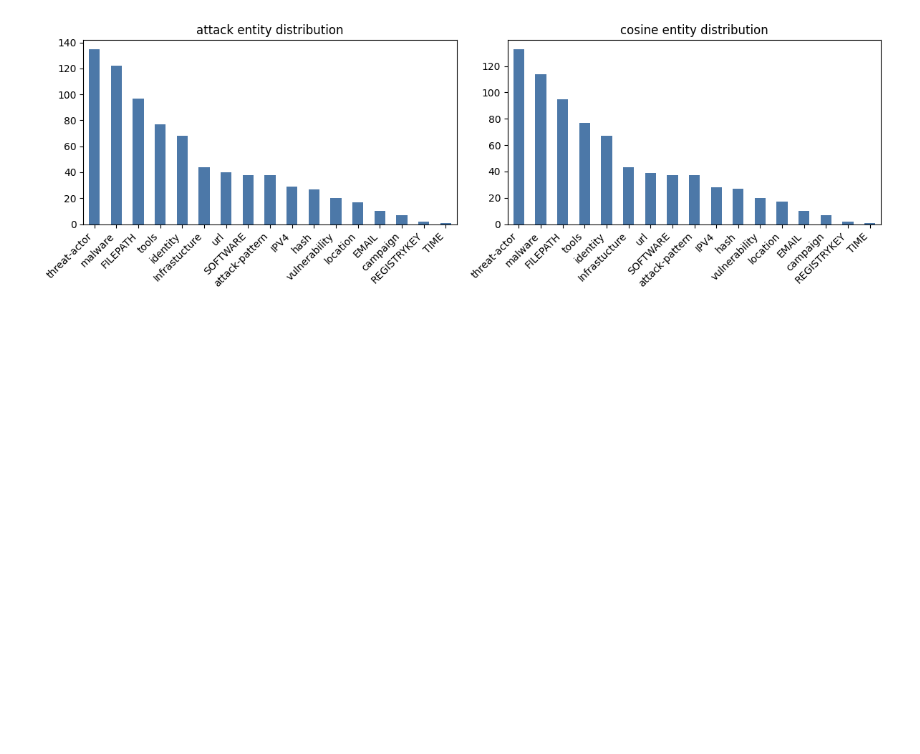
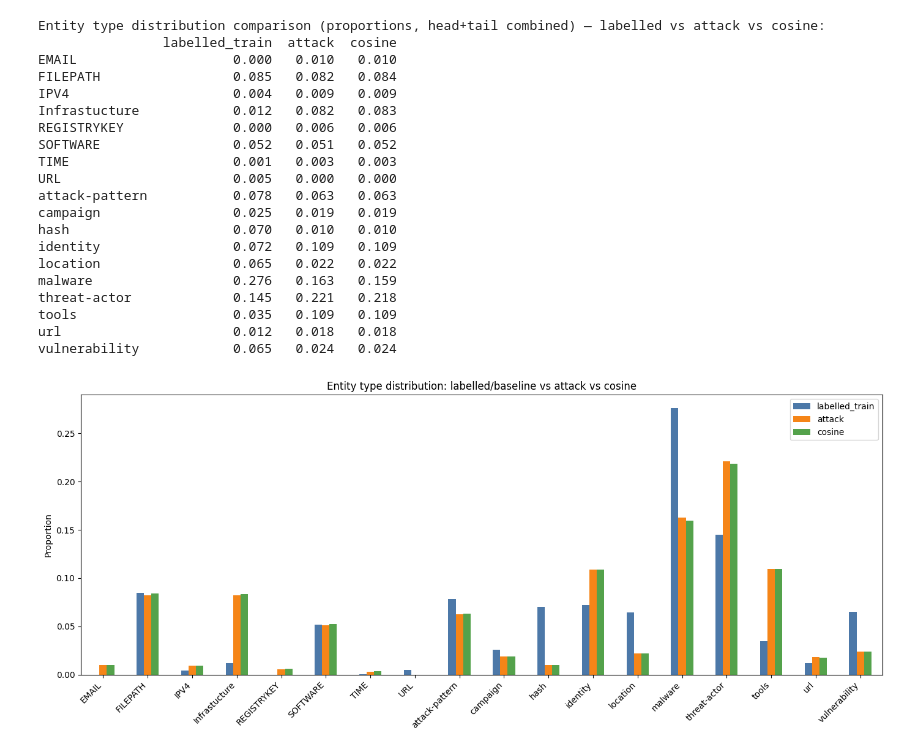
Before and after one commit to rao-sanjana/Capstone-RelationExtractionForCTI, a Jupyter notebook: Hybrid_training.ipynb, the cells around one changed output. Saved outputs shown, nothing was run; the diff lists cells and outputs as text; code cells hidden in the pictures; blank space fills up the shorter version.

```diff
--- a/Hybrid_training.ipynb
+++ b/Hybrid_training.ipynb
@@ -107,7 +135,7 @@ cosine: kept 377 rows after schema filtering
 # %%
 # Exploratory Analysis & Plots
 # %%
-# Basic analysis of the pseudo-label sets and the labelled training data
+# Performing basic analysis of the pseudo-label sets and labelled baseline training data
 for name, df in pseudo_sets.items():
     print(f"\n=== {name} ===")
     print(f"Rows: {len(df)}")
@@ -115,40 +143,60 @@ for name, df in pseudo_sets.items():
     print(f"Head types:\n{df['head_type'].value_counts().to_string()}")
     print(f"Tail types:\n{df['tail_type'].value_counts().to_string()}")
 
-# Compare relation distribution: original labelled training vs pseudo-label sets
+# Printing statistics for the original labelled training data
+print("\n=== labelled (baseline train) ===")
+print(f"Rows: {len(train_df)}")
+print(f"Unique relations: {train_df['relation'].nunique()}")
+print(f"Head types:\n{train_df['head_type'].value_counts().to_string()}")
+print(f"Tail types:\n{train_df['tail_type'].value_counts().to_string()}")
+
+# Comparing relation distributions across the three datasets
 labelled_rel = train_df["relation"].value_counts(normalize=True)
 attack_rel = pseudo_sets["attack"]["relation"].value_counts(normalize=True)
 cosine_rel = pseudo_sets["cosine"]["relation"].value_counts(normalize=True)
 
-relation_compare = pd.DataFrame({
-    "labelled_train": labelled_rel,
-    "attack": attack_rel,
-    "cosine": cosine_rel
-}).fillna(0.0)
+# Combining the relation distributions into one DataFrame
+relation_compare = pd.DataFrame({ "labelled_train": labelled_rel, "attack": attack_rel, "cosine": cosine_rel,}).fillna(0.0)
 
-print("\nRelation distribution comparison:")
+# Printingting the relation distribution comparison
+print("\nRelation distribution comparison (proportions) — labelled vs attack vs cosine:")
 print(relation_compare.round(3).to_string())
 
-relation_compare.plot(kind="bar", figsize=(16, 6))
-plt.title("Relation distribution: labelled training vs pseudo-label sets")
+# Plot the relation distributions for comparison
+relation_compare.plot( kind="bar",figsize=(16, 6), color=["#4C78A8", "#F58518", "#54A24B"])
+plt.title("Relation distribution: labelled/baseline vs attack vs cosine")
 plt.ylabel("Proportion")
 plt.xticks(rotation=75, ha="right")
 plt.tight_layout()
 plt.show()
 
-# Comparing entity type distribution (head + tail)
-plt.figure(figsize=(12, 4))
-for i, (name, df) in enumerate(pseudo_sets.items(), start=1):
-    plt.subplot(1, len(pseudo_sets), i)
-    entity_counts = pd.concat([df["head_type"], df["tail_type"]], ignore_index=True).value_counts()
-    entity_counts.plot(kind="bar", color="#4C78A8")
-    plt.title(f"{name} entity distribution")
-    plt.xticks(rotation=45, ha="right")
 
+# Comparing entity type distributions across the three datasets(head_type + tail_type combined)
+# Calculating the combined distribution of head and tail entity types
+def entity_type_dist(df):
+    return pd.concat( [df["head_type"], df["tail_type"]], ignore_index=True).value_counts(normalize=True)
+
+# Calculating entity type distributions for each dataset
+labelled_entity = entity_type_dist(train_df)
+attack_entity = entity_type_dist(pseudo_sets["attack"])
+cosine_entity = entity_type_dist(pseudo_sets["cosine"])
+
+# Combining the entity distributions into one DataFrame
+entity_compare = pd.DataFrame({ "labelled_train": labelled_entity, "attack": attack_entity, "cosine": cosine_entity,}).fillna(0.0)
+
+# Printing the entity type distribution comparison
+print("\nEntity type distribution comparison (proportions, head+tail combined) — labelled vs attack vs cosine:")
+print(entity_compare.round(3).to_string())
+
+# Plotting the entity type distributions for comparison
+entity_compare.plot( kind="bar", figsize=(14, 6), color=["#4C78A8", "#F58518", "#54A24B"])
+plt.title("Entity type distribution: labelled/baseline vs attack vs cosine")
+plt.ylabel("Proportion")
+plt.xticks(rotation=45, ha="right")
 plt.tight_layout()
 plt.show()
 
-# Counting overlap between pseudo-label relation vocabulary and labelled relation vocabulary
+# Checking for relation labels that are not present in the original training data
 for name, df in pseudo_sets.items():
     unseen = sorted(set(df["relation"]) - set(train_df["relation"]))
     print(f"\n{name}: unseen relation labels relative to original training split = {unseen}")
@@ -174 +222,21 @@ variant-of                  0.013   0.008   0.005
+Entity type distribution comparison (proportions, head+tail combined) — labelled vs attack vs cosine:
+                labelled_train  attack  cosine
+EMAIL                    0.000   0.010   0.010
+FILEPATH                 0.085   0.082   0.084
+IPV4                     0.004   0.009   0.009
+Infrastucture            0.012   0.082   0.083
+REGISTRYKEY              0.000   0.006   0.006
+SOFTWARE                 0.052   0.051   0.052
+TIME                     0.001   0.003   0.003
+URL                      0.005   0.000   0.000
+attack-pattern           0.078   0.063   0.063
+campaign                 0.025   0.019   0.019
+hash                     0.070   0.010   0.010
+identity                 0.072   0.109   0.109
+location                 0.065   0.022   0.022
+malware                  0.276   0.163   0.159
+threat-actor             0.145   0.221   0.218
+tools                    0.035   0.109   0.109
+url                      0.012   0.018   0.018
+vulnerability            0.065   0.024   0.024
-[figure, old version]
+[figure, new version]
```
Also changed, not shown: parts of 14 cells of this notebook, 6 other files.
